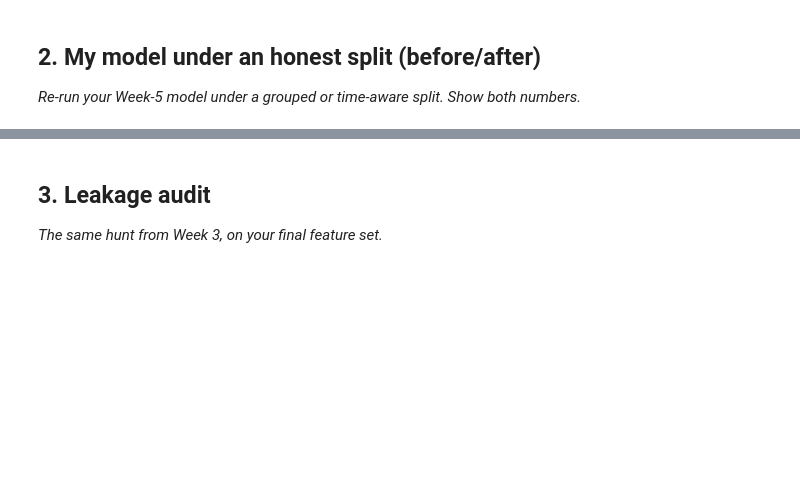
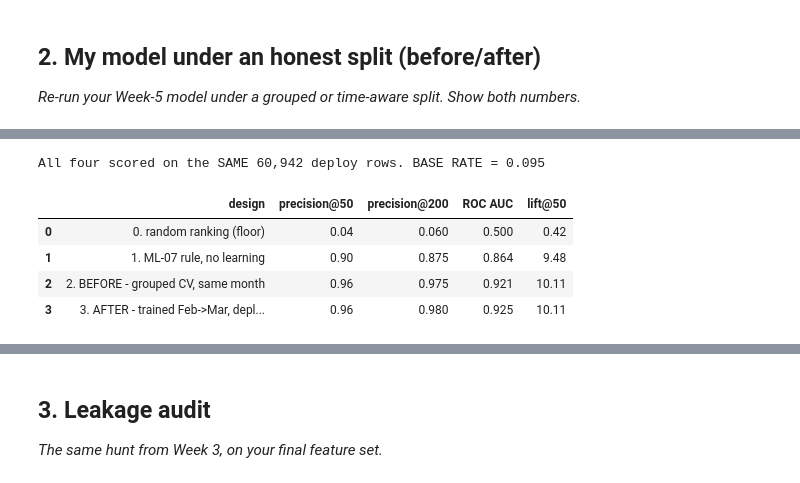
Before and after one commit to widadfatimakhan/flyrank-internship-ml, a Jupyter notebook: work/notebooks/w06_validation_audit.ipynb, the cells around one changed output, grey strips where cells are left out. Drawn from its saved outputs; the diff is of its cells as text; code cells hidden in the pictures; blank space fills up the shorter version.

```diff
--- a/work/notebooks/w06_validation_audit.ipynb
+++ b/work/notebooks/w06_validation_audit.ipynb
@@ -8,0 +177,12 @@ This skeleton is yours to fill. Work the sections **in order** — each one has
+# %%
+# --- Reproduce Week 5 BEFORE changing anything -------------------------------
+W5 = {"march_eligible": 61881, "rows": 60942, "clients": 34, "base_rate": 0.095}
+got = {"march_eligible": deploy_df.attrs["n_eligible"], "rows": len(deploy_df),
+       "clients": deploy_df.client_hash_id.nunique(), "base_rate": round(deploy_df.label.mean(), 3)}
+print("reproduction check against the committed ML-08 receipt")
+for k, v in W5.items():
+    print(f"  {k:16} receipt {str(v):>7}   this run {str(got[k]):>7}   "
+          f"{'MATCH' if v == got[k] else 'DIFFERS'}")
+assert got["rows"] == W5["rows"], "the Week-5 frame did not reproduce -- stop and investigate"
+print("\nPASS: the deploy frame is the Week-5 frame, rebuilt from source. Everything below is a "
+      "change to the TEST, not to the data.")
@@ -22,0 +375,55 @@ This skeleton is yours to fill. Work the sections **in order** — each one has
+# %%
+# This cell is for CODE (numbers, a query, a check).
+# Write your text answer in the cell ABOVE this one — typing sentences here breaks Run All.
+
+from sklearn.ensemble import RandomForestClassifier
+from sklearn.model_selection import GroupKFold
+from sklearn.metrics import roc_auc_score
+
+FEATS = SHAPE + PRIOR
+def rf(): return RandomForestClassifier(n_estimators=60, max_depth=10, min_samples_leaf=40,
+                                        random_state=SEED, n_jobs=1)
+
+def precision_at_k(scores, y_true, k, tie_seed=SEED):
+    """Ties broken by seeded jitter, so file order never decides the queue."""
+    s = np.asarray(scores, dtype=float)
+    jitter = np.random.default_rng(tie_seed).random(len(s)) * 1e-12
+    order = np.lexsort((jitter, -s))[:k]
+    return float(np.mean(np.asarray(y_true)[order]))
+
+y_dep  = deploy_df.label.values
+grp    = deploy_df.client_hash_id.values
+base   = y_dep.mean()
+
+# --- BEFORE: grouped cross-validation inside the deploy month (the Week-5 design) ---
+gkf = GroupKFold(n_splits=5)
+oof = np.zeros(len(deploy_df))
+X_dep = deploy_df[FEATS].values
+for tr, te in gkf.split(X_dep, y_dep, grp):
+    assert set(grp[tr]).isdisjoint(set(grp[te]))
+    oof[te] = rf().fit(X_dep[tr], y_dep[tr]).predict_proba(X_dep[te])[:, 1]
+
+# --- AFTER: trained one month earlier, deployed unchanged ---------------------
+model_tf = rf().fit(train_df[FEATS].values, train_df.label.values)
+p_tf     = model_tf.predict_proba(X_dep)[:, 1]
+
+rows = [
+    {"design": "0. random ranking (floor)",              "scores": np.random.default_rng(SEED).random(len(deploy_df))},
+    {"design": "1. ML-07 rule, no learning",             "scores": deploy_df.f_missed_clicks.values},
+    {"design": "2. BEFORE - grouped CV, same month",     "scores": oof},
+    {"design": "3. AFTER  - trained Feb->Mar, deployed unchanged", "scores": p_tf},
+]
+tbl = pd.DataFrame([{"design": r["design"],
+                     "precision@50":  round(precision_at_k(r["scores"], y_dep, 50), 3),
+                     "precision@200": round(precision_at_k(r["scores"], y_dep, 200), 3),
+                     "ROC AUC":       round(roc_auc_score(y_dep, r["scores"]), 3)} for r in rows])
+tbl["lift@50"] = (tbl["precision@50"] / base).round(2)
+print(f"All four scored on the SAME {len(deploy_df):,} deploy rows. BASE RATE = {base:.3f}\n")
+display(tbl)
+# %% [output]
+All four scored on the SAME 60,942 deploy rows. BASE RATE = 0.095
+|  | design | precision@50 | precision@200 | ROC AUC | lift@50 |
+| 0 | 0. random ranking (floor) | 0.04 | 0.060 | 0.500 | 0.42 |
+| 1 | 1. ML-07 rule, no learning | 0.90 | 0.875 | 0.864 | 9.48 |
+| 2 | 2. BEFORE - grouped CV, same month | 0.96 | 0.975 | 0.921 | 10.11 |
+| 3 | 3. AFTER - trained Feb->Mar, depl... | 0.96 | 0.980 | 0.925 | 10.11 |
```
Also changed, not shown: parts of 26 cells of this notebook.
